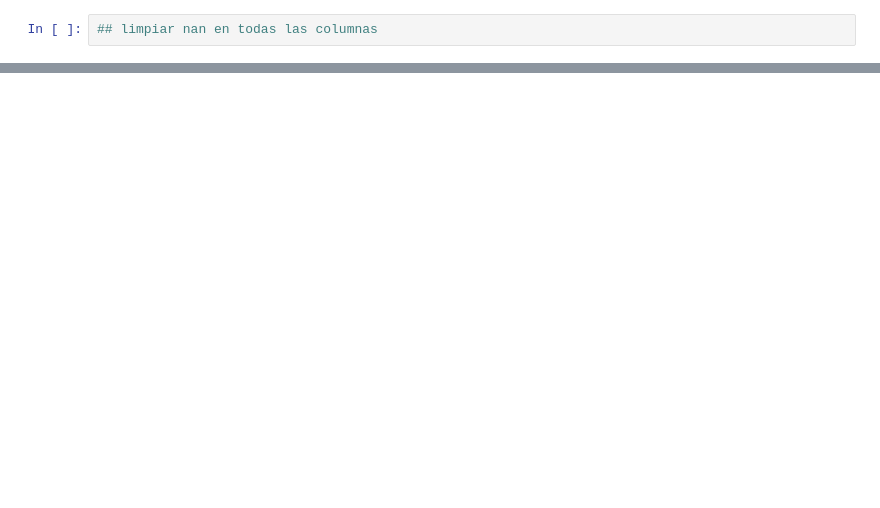
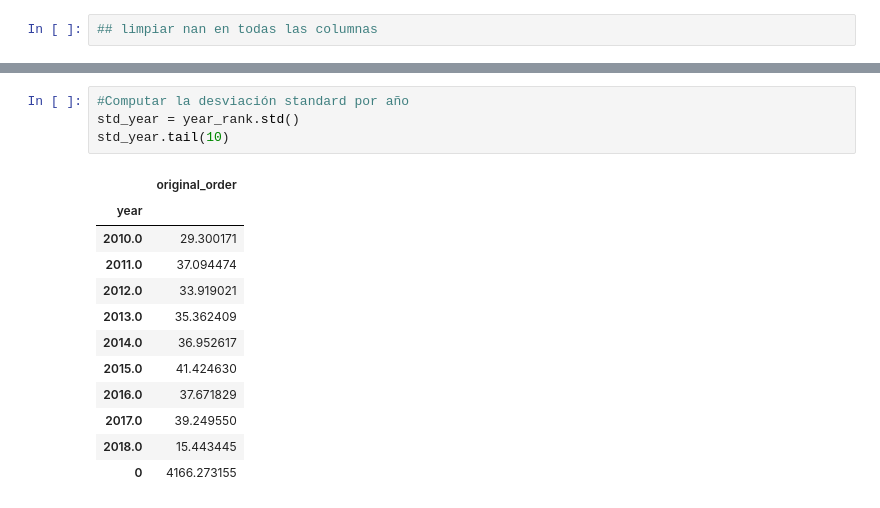
Before and after one commit to monicaclaros/Pandas_MKCC, a Jupyter notebook: Pandas_Safaera.ipynb, the cells around one changed output, grey strips where cells are left out. Drawn from its saved outputs; the diff is of its cells as text; blank space fills up the shorter version.

```diff
--- a/Pandas_Safaera.ipynb
+++ b/Pandas_Safaera.ipynb
@@ -420,0 +463,17 @@ year_mean.tail(10)
+# %%
+#Computar la desviación standard por año
+std_year = year_rank.std()
+std_year.tail(10)
+# %% [output]
+|  | original_order |
+| year |  |
+| 2010.0 | 29.300171 |
+| 2011.0 | 37.094474 |
+| 2012.0 | 33.919021 |
+| 2013.0 | 35.362409 |
+| 2014.0 | 36.952617 |
+| 2015.0 | 41.424630 |
+| 2016.0 | 37.671829 |
+| 2017.0 | 39.249550 |
+| 2018.0 | 15.443445 |
+| 0 | 4166.273155 |
```
Also changed, not shown: parts of 25 cells of this notebook.
